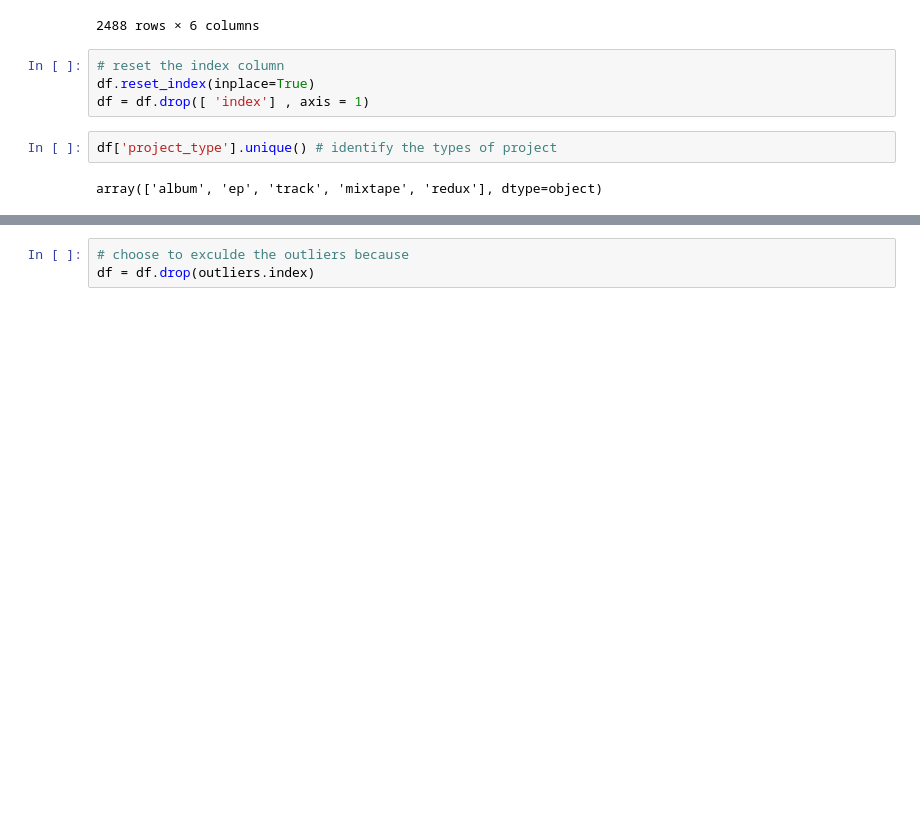
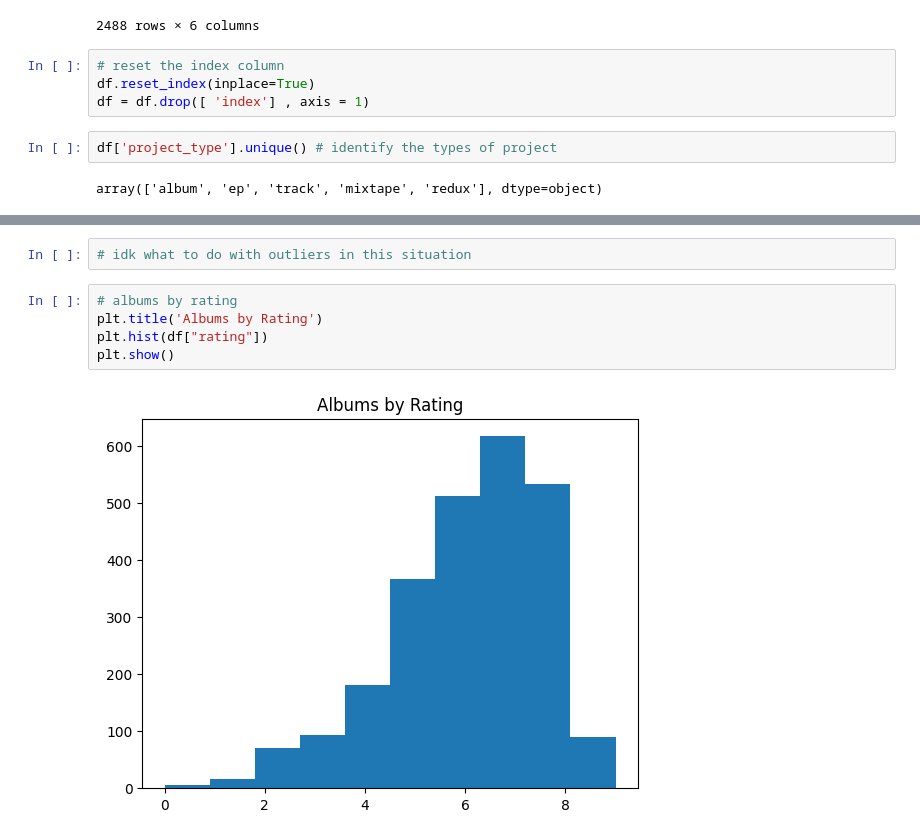
Before and after one commit to pouniq/fantano_rating_EDA, a Jupyter notebook: fantano_RATING.ipynb, the cells around one changed output, grey strips where cells are left out. Drawn from its saved outputs; the diff is of its cells as text; blank space fills up the shorter version.

```diff
--- a/fantano_RATING.ipynb
+++ b/fantano_RATING.ipynb
@@ -395,3 +415,9 @@ outliersY
-# %%
-# choose to exculde the outliers because
-df = df.drop(outliers.index)
+# %%
+# idk what to do with outliers in this situation
+# %%
+# albums by rating
+plt.title('Albums by Rating')
+plt.hist(df["rating"])
+plt.show()
+# %% [output]
+[figure, added]
```
Also changed, not shown: parts of 14 cells of this notebook.
